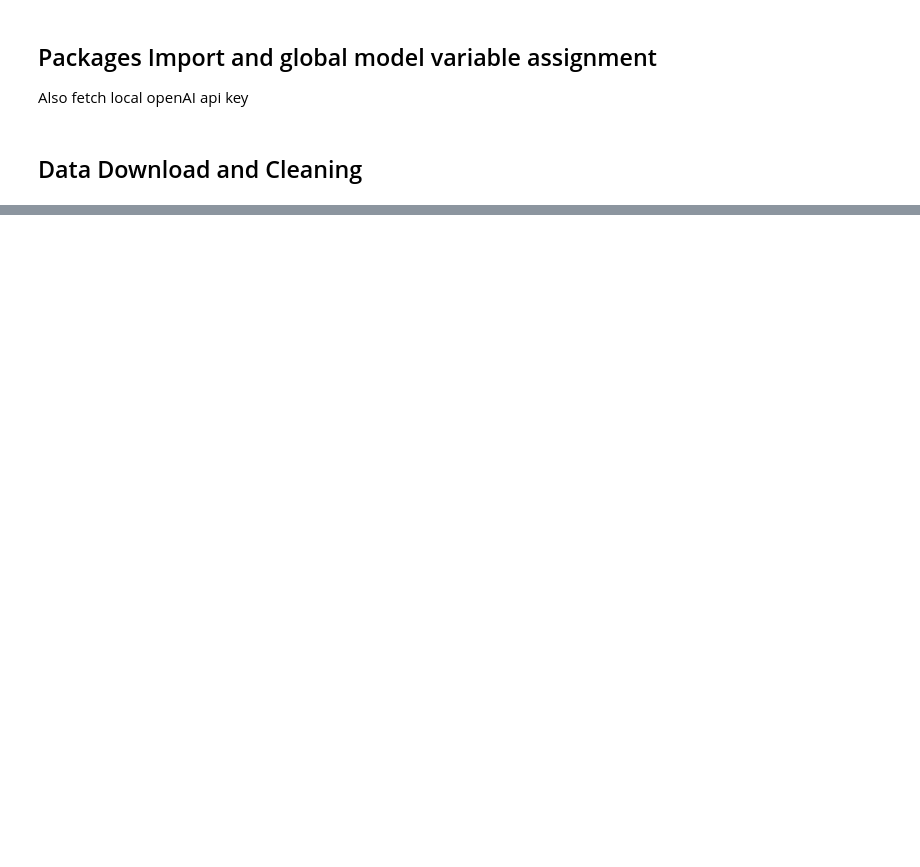
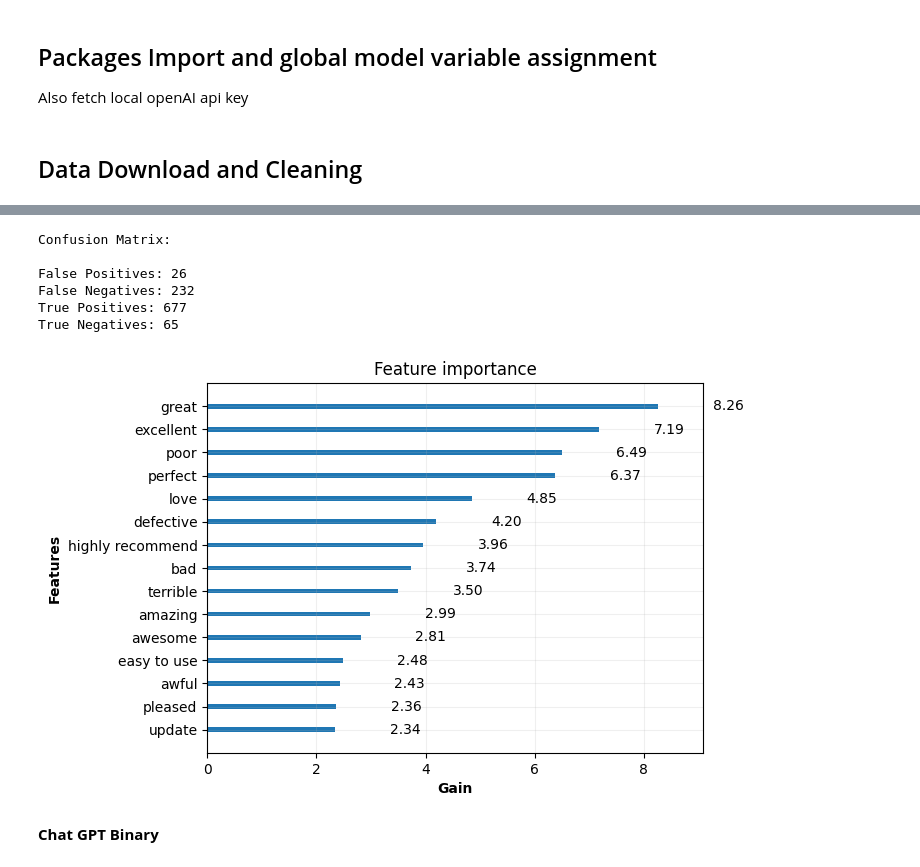
Before and after one commit to EnronMusk/MyRepo, a Jupyter notebook: ReviewGPT/model.ipynb, the cells around one changed output, grey strips where cells are left out. Drawn from its saved outputs; the diff is of its cells as text; code cells hidden in the pictures; blank space fills up the shorter version.

```diff
--- a/ReviewGPT/model.ipynb
+++ b/ReviewGPT/model.ipynb
@@ -90,0 +58,30 @@ predictor_var
+# %%
+from xgboost import XGBClassifier
+from sklearn.model_selection import train_test_split, GridSearchCV
+
+X_train_binary, X_test_binary, Y_train_binary, Y_test_binary = train_test_split(predictor_var, response_var_binary, test_size=0.1, random_state=42)
+
+xgb_classifier = XGBClassifier(random_state=42)
+
+# Define the hyperparameter grid to search
+param_grid = {
+    'n_estimators': [200, 400, 600],
+    'max_depth': [3, 4, 5],
+    'learning_rate': [0.01, 0.05, 0.1],
+    'subsample': [0.8, 0.9, 1.0],
+    'colsample_bytree': [0.8, 0.9, 1.0],
+}
+
+grid_search = GridSearchCV(estimator=xgb_classifier, param_grid=param_grid, cv=3, scoring='accuracy', n_jobs = -1)
+
+grid_search.fit(X_train_binary, Y_train_binary)
+best_params = grid_search.best_params_
+print("Best Hyperparameters:", best_params)
+# %%
+from xgboost import XGBClassifier
+
+#Dataset is unbalnced so we need to adjust weights in scale_pos_weight to account for probabibalistic bias to positive.
+model_binary = XGBClassifier(objective = 'binary:logistic', eval_metric = 'rmse', n_estimators = 600, learning_rate = 0.05, max_depth = 4, colsample_bytree = 1, subsample = 0.9, scale_pos_weight = (9000-sum(Y_train_binary)) / sum(Y_train_binary))
+
+model_binary.fit(X_train_binary, Y_train_binary)
+predictions_binary = model_binary.predict(X_test_binary)
@@ -103,0 +176,19 @@ Here we compare models with diagnositics
+# %%
+from utils import confusionMatrix
+
+confusionMatrix(Y_test_binary, predictions_binary)
+# %% [output]
+Confusion Matrix:
+
+False Positives: 26
+False Negatives: 232
+True Positives: 677
+True Negatives: 65
+# %%
+from utils import importance
+
+importance(model_binary)
+# %% [output]
+[figure, added]
+# %% [markdown]
+**Chat GPT Binary**
```
Also changed, not shown: parts of 32 cells of this notebook, 2 other files.
